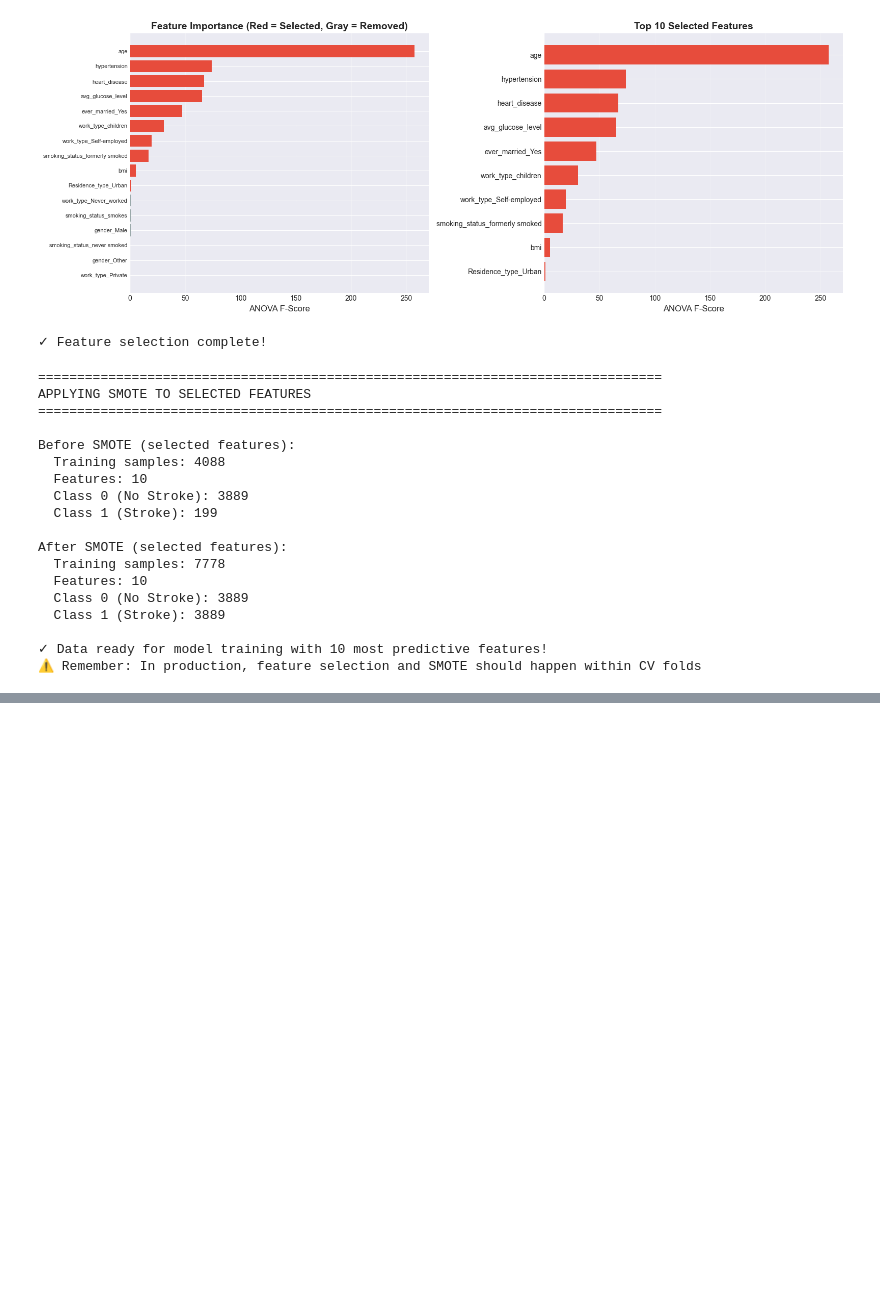
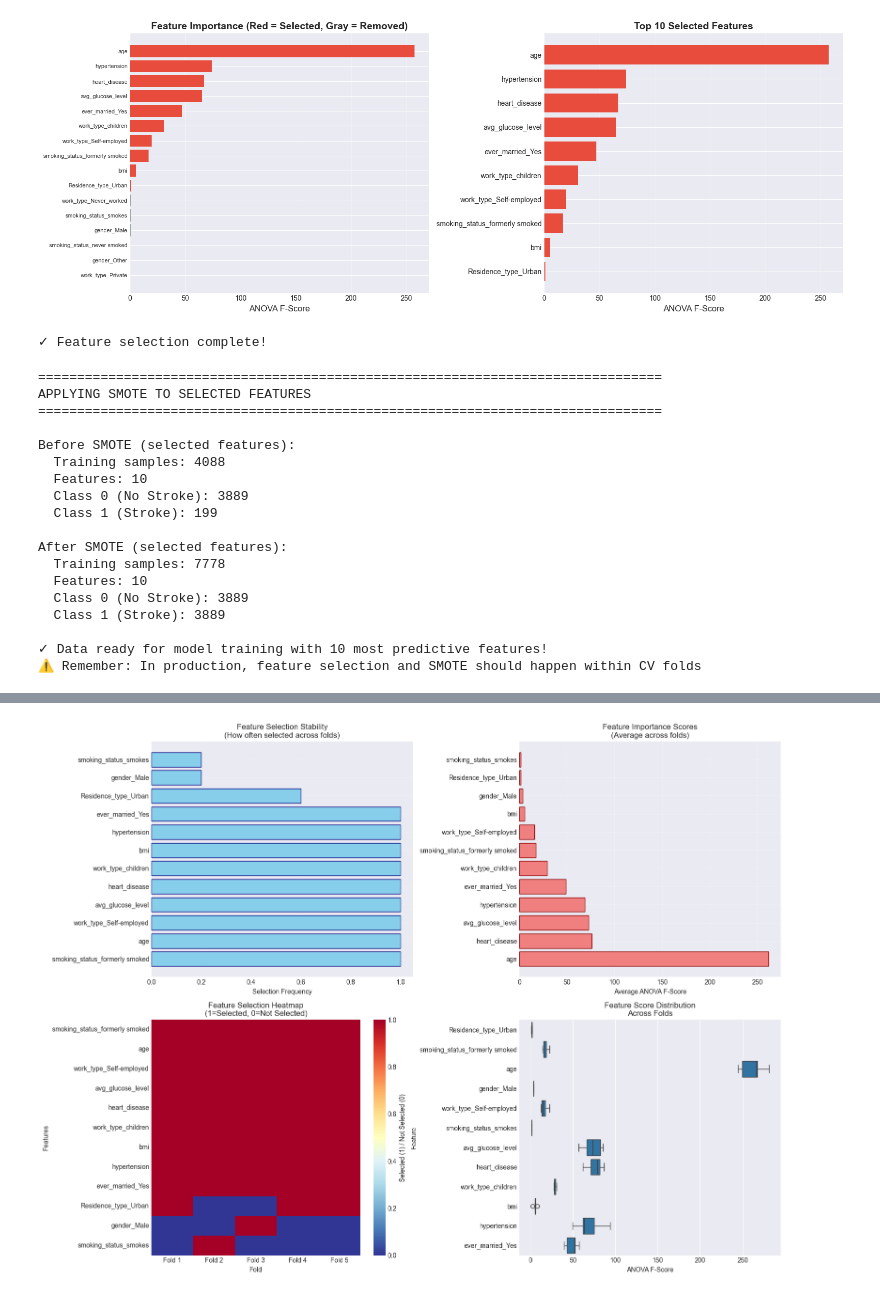
Before and after one commit to hakotaco/stroke-prediction, a Jupyter notebook: stroke_training_pipeline.ipynb, the cells around one changed output, grey strips where cells are left out. Cells and saved outputs as stored; diff of their text form; code cells hidden in the pictures; blank space fills up the shorter version.

```diff
--- a/stroke_training_pipeline.ipynb
+++ b/stroke_training_pipeline.ipynb
@@ -620,0 +881,98 @@ After SMOTE (selected features):
+# %%
+all_selected_features = set()
+for fold_data in feature_importance_scores:
+    selected_indices = fold_data['selected_indices']
+    for idx in selected_indices:
+        if idx < len(all_feature_names):
+            all_selected_features.add(all_feature_names[idx])
+
+feature_stability = {}
+feature_scores_across_folds = {}
+
+for feature in all_selected_features:
+    feature_idx = all_feature_names.index(feature)
+    stability_count = 0
+    scores = []
+
+    for fold_data in feature_importance_scores:
+        if feature_idx in fold_data['selected_indices']:
+            stability_count += 1
+            selected_scores = fold_data['scores']
+            selected_indices = fold_data['selected_indices']
+            if feature_idx in selected_indices:
+                score_idx = list(selected_indices).index(feature_idx)
+                scores.append(selected_scores[score_idx])
+
+    feature_stability[feature] = stability_count / len(feature_importance_scores)
+    feature_scores_across_folds[feature] = scores
+
+sorted_features = sorted(feature_stability.items(), key=lambda x: x[1], reverse=True)
+
+fig, axes = plt.subplots(2, 2, figsize=(16, 12))
+
+features, stability = zip(*sorted_features)
+axes[0, 0].barh(range(len(features)), stability, color='skyblue', edgecolor='navy')
+axes[0, 0].set_yticks(range(len(features)))
+axes[0, 0].set_yticklabels(features, fontsize=10)
+axes[0, 0].set_xlabel('Selection Frequency')
+axes[0, 0].set_title('Feature Selection Stability\n(How often selected across folds)')
+axes[0, 0].grid(True, alpha=0.3)
+
+feature_avg_scores = {}
+for feature, scores in feature_scores_across_folds.items():
+    if scores:
+        feature_avg_scores[feature] = np.mean(scores)
+
+sorted_by_score = sorted(feature_avg_scores.items(), key=lambda x: x[1], reverse=True)
+features_score, scores_avg = zip(*sorted_by_score)
+
+axes[0, 1].barh(range(len(features_score)), scores_avg, color='lightcoral', edgecolor='darkred')
+axes[0, 1].set_yticks(range(len(features_score)))
+axes[0, 1].set_yticklabels(features_score, fontsize=10)
+axes[0, 1].set_xlabel('Average ANOVA F-Score')
+axes[0, 1].set_title('Feature Importance Scores\n(Average across folds)')
+axes[0, 1].grid(True, alpha=0.3)
+
+fold_names = [f"Fold {i+1}" for i in range(len(feature_importance_scores))]
+heatmap_data = []
+
+for feature in features:
+    row = []
+    for fold_data in feature_importance_scores:
+        feature_idx = all_feature_names.index(feature)
+        if feature_idx in fold_data['selected_indices']:
+            row.append(1)
+        else:
+            row.append(0)
+    heatmap_data.append(row)
+
+sns.heatmap(heatmap_data,
+            xticklabels=fold_names,
+            yticklabels=features,
+            cmap='RdYlBu_r',
+            ax=axes[1, 0],
+            cbar_kws={'label': 'Selected (1) / Not Selected (0)'})
+axes[1, 0].set_title('Feature Selection Heatmap\n(1=Selected, 0=Not Selected)')
+axes[1, 0].set_xlabel('Fold')
+axes[1, 0].set_ylabel('Features')
+
+all_scores = []
+all_feature_names_plot = []
+for feature, scores in feature_scores_across_folds.items():
+    all_scores.extend(scores)
+    all_feature_names_plot.extend([feature] * len(scores))
+
+if all_scores:
+    score_df = pd.DataFrame({'Feature': all_feature_names_plot, 'Score': all_scores})
+    sns.boxplot(data=score_df, x='Score', y='Feature', ax=axes[1, 1])
+    axes[1, 1].set_title('Feature Score Distribution\nAcross Folds')
+    axes[1, 1].set_xlabel('ANOVA F-Score')
+
+plt.tight_layout()
+plt.show()
+
+print("\nFeature Selection Summary:")
+for feature, stability in sorted_features:
+    avg_score = feature_avg_scores.get(feature, 0)
+    print(f"{feature:25s}: Selected {stability*100:5.1f}% of folds, Avg Score: {avg_score:8.2f}")
+# %% [output]
@@ -620,0 +982 @@ After SMOTE (selected features):
+[figure, added]
```
Also changed, not shown: parts of 6 cells of this notebook.
